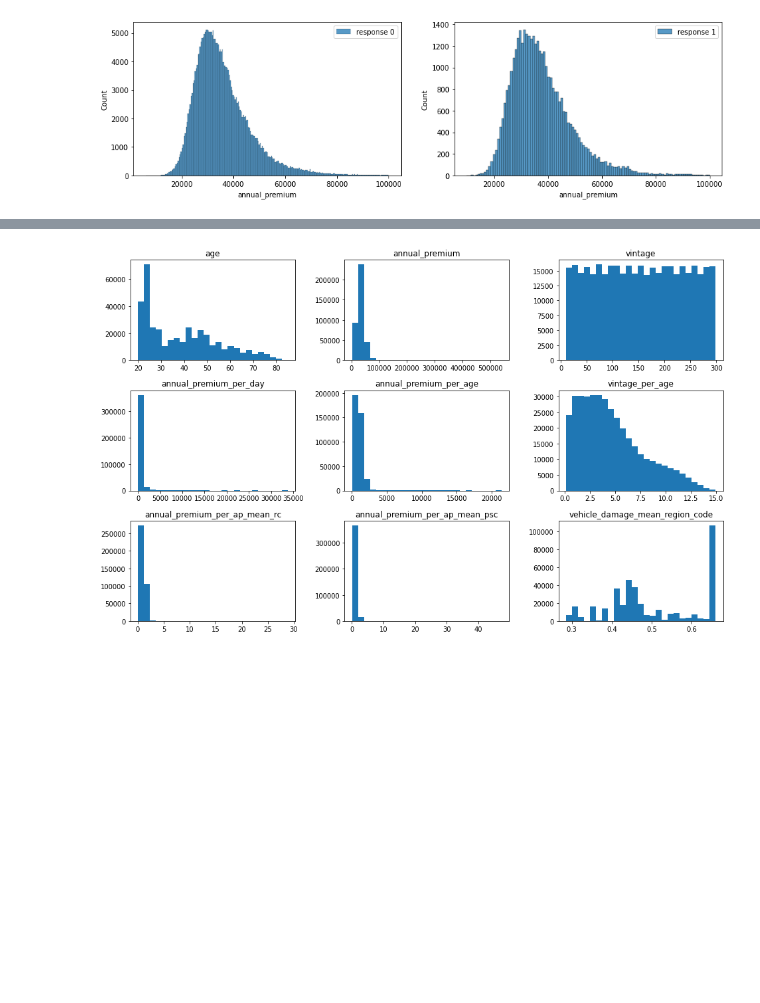
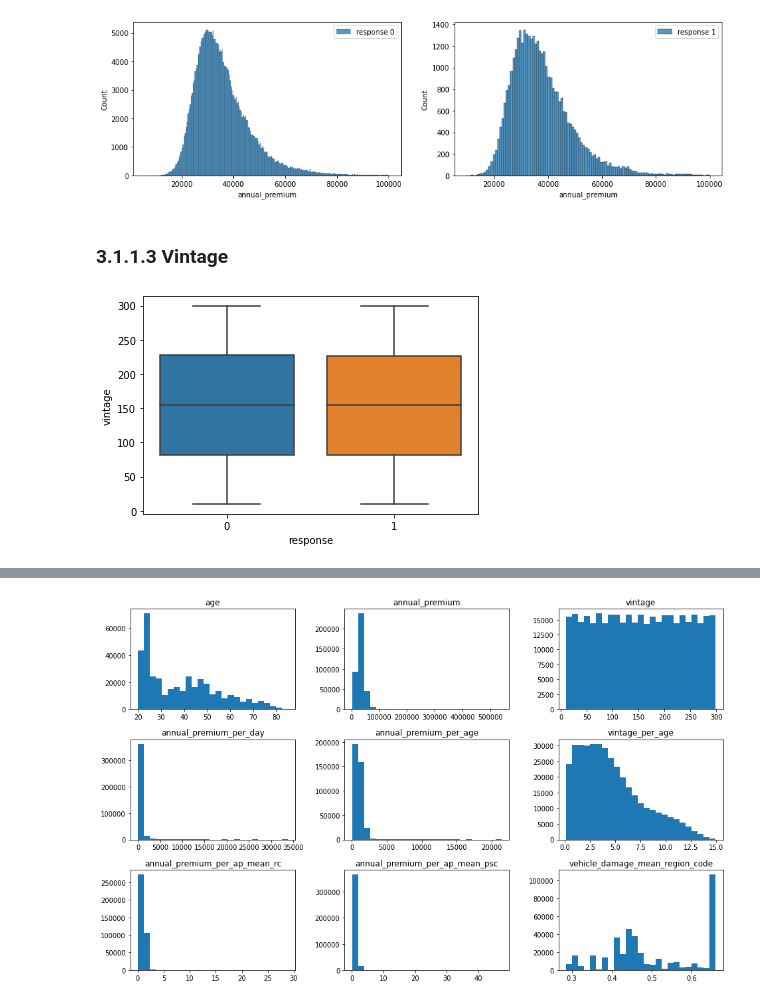
Before and after one commit to LessioGuilherme/pa004_health_insurance_cross_sell, a Jupyter notebook: pa004_health_insurance_cross_sell_sprint03.ipynb, the cells around one changed output, grey strips where cells are left out. Saved outputs shown, nothing was run; the diff lists cells and outputs as text; code cells hidden in the pictures; blank space fills up the shorter version.

```diff
--- a/pa004_health_insurance_cross_sell_sprint03.ipynb
+++ b/pa004_health_insurance_cross_sell_sprint03.ipynb
@@ -505,3 +505,9 @@ axs[1].legend(labels=['response 1'])
 # %% [output]
 <matplotlib.legend.Legend at 0x...>
 [figure]
+# %% [markdown]
+### 3.1.1.3 Vintage
+# %%
+sns.boxplot(x= 'response', y='vintage', data=df3);
+# %% [output]
+[figure, added]
```
Also changed, not shown: parts of 10 cells of this notebook.
